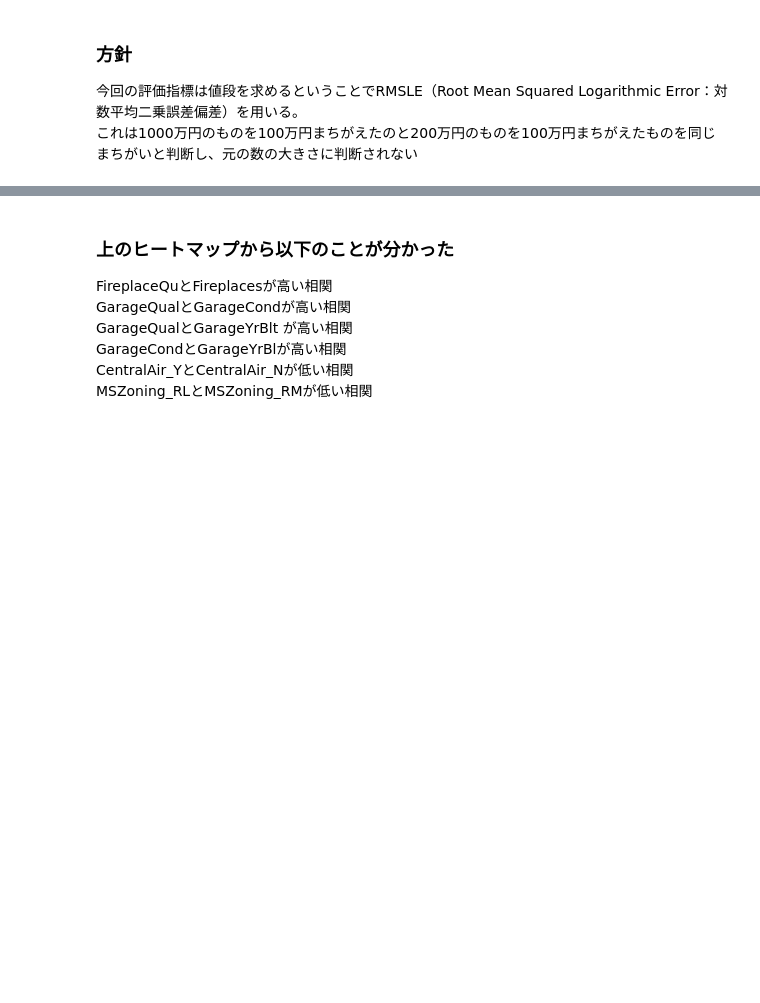
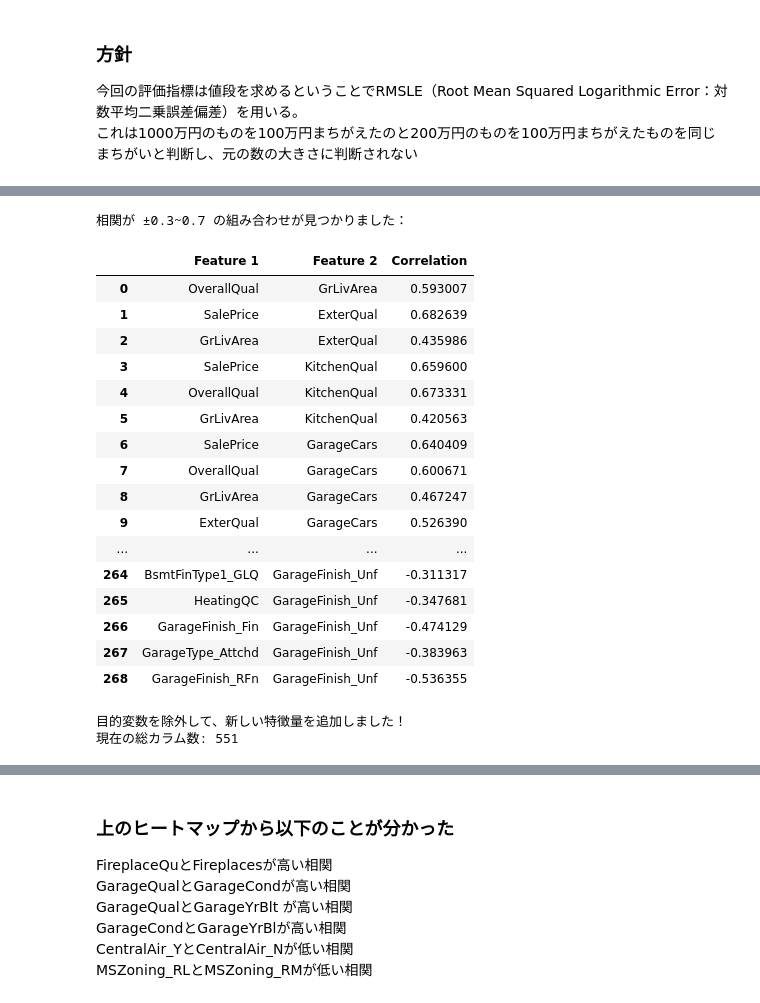
Before and after one commit to luciaeri/My-first-kaggle-_House-Prices, a Jupyter notebook: House_Prices.ipynb, the cells around one changed output, grey strips where cells are left out. Saved outputs shown, nothing was run; the diff lists cells and outputs as text; code cells hidden in the pictures; blank space fills up the shorter version.

```diff
--- a/House_Prices.ipynb
+++ b/House_Prices.ipynb
@@ -1543,0 +1540,79 @@ plt.show()
+# %%
+#高い相関関係は情報の重複、多重共線性になる可能性があるので相関関係が中間くらいのものをとりだす
+# 2. 相関行列の上三角部分だけを取り出す（同じペアの重複を避けるため）
+upper = sorted_corr_matrix.where(np.triu(np.ones(corr_matrix.shape), k=1).astype(bool))
+
+# 3. 相関係数の絶対値が 0.3から0.7のものを抽出
+high_corr_pairs = []
+for column in upper.columns:
+    # 絶対値が0.3以上0.7以下の行を特定
+    #betweenで間を指定
+    high_corr_cols = upper.index[upper[column].abs().between(0.3,0.7)].tolist()
+
+    for row in high_corr_cols:
+        val = upper.loc[row, column]
+        high_corr_pairs.append([row, column, val])
+
+# 4. 結果を表示
+high_corr_df = pd.DataFrame(high_corr_pairs, columns=['Feature 1', 'Feature 2', 'Correlation'])
+
+if not high_corr_df.empty:
+    print("相関が ±0.3~0.7 の組み合わせが見つかりました：")
+    # display(high_corr_df)
+# %% [output]
+相関が ±0.3~0.7 の組み合わせが見つかりました：
+|  | Feature 1 | Feature 2 | Correlation |
+| 0 | OverallQual | GrLivArea | 0.593007 |
+| 1 | SalePrice | ExterQual | 0.682639 |
+| 2 | GrLivArea | ExterQual | 0.435986 |
+| 3 | SalePrice | KitchenQual | 0.659600 |
+| 4 | OverallQual | KitchenQual | 0.673331 |
+| 5 | GrLivArea | KitchenQual | 0.420563 |
+| 6 | SalePrice | GarageCars | 0.640409 |
+| 7 | OverallQual | GarageCars | 0.600671 |
+| 8 | GrLivArea | GarageCars | 0.467247 |
+| 9 | ExterQual | GarageCars | 0.526390 |
+| ... | ... | ... | ... |
+| 264 | BsmtFinType1_GLQ | GarageFinish_Unf | -0.311317 |
+| 265 | HeatingQC | GarageFinish_Unf | -0.347681 |
+| 266 | GarageFinish_Fin | GarageFinish_Unf | -0.474129 |
+| 267 | GarageType_Attchd | GarageFinish_Unf | -0.383963 |
+| 268 | GarageFinish_RFn | GarageFinish_Unf | -0.536355 |
+# %%
+#train用
+# 目的変数の名前を指定
+target_col = 'SalePrice'
+
+new_features = {}
+
+for index, row in high_corr_df.iterrows():
+    f1 = row['Feature 1']
+    f2 = row['Feature 2']
+
+    # 【重要】どちらかのカラムが目的変数だったら、このペアは無視して次へ行く
+    if f1 == target_col or f2 == target_col:
+        continue
+
+    # 1. test用掛け算
+    mul_col_name = f"{f1}_mul_{f2}"
+    new_features[mul_col_name] = train_filtered[f1] * train_filtered[f2]
+
+    # 2. test用割り算
+    div_col_name = f"{f1}_div_{f2}"
+    new_features[div_col_name] = train_filtered[f1] / (train_filtered[f2] + 1e-6)
+
+
+# 辞書をデータフレーム化
+new_features_df = pd.DataFrame(new_features)
+
+
+# 結合（念のためここでも .copy() を入れておくと安心です）
+train_filtered_noukin = pd.concat([train_filtered, new_features_df], axis=1).copy()
+#pd.concatでは長い行数の方にあわすのでtestが1行増えてしまう。
+
+
+print(f"目的変数を除外して、新しい特徴量を追加しました！")
+print(f"現在の総カラム数: {train_filtered_noukin.shape[1]}")
+# %% [output]
+目的変数を除外して、新しい特徴量を追加しました！
+現在の総カラム数: 551
```
Also changed, not shown: parts of 30 cells of this notebook.
